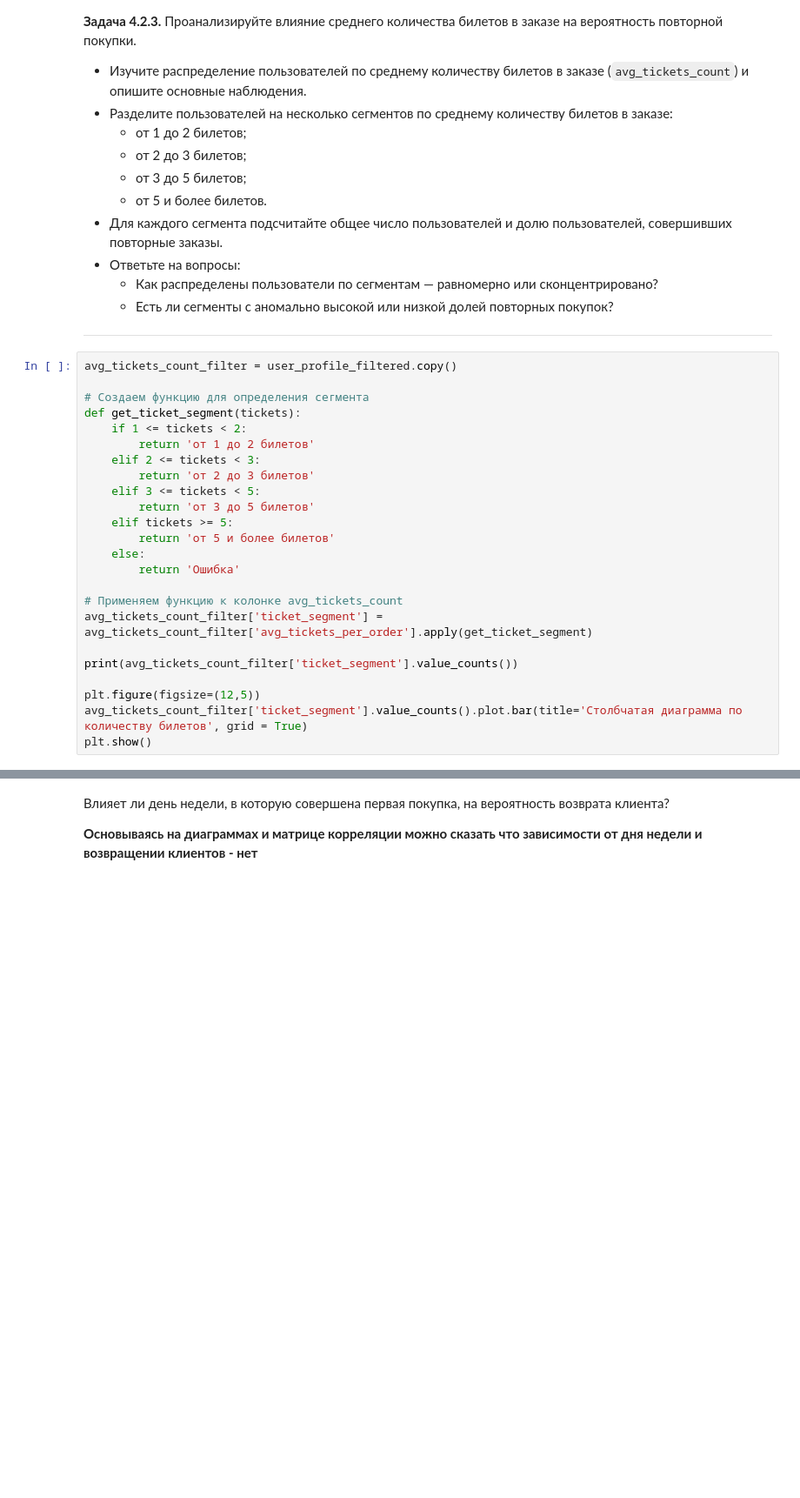
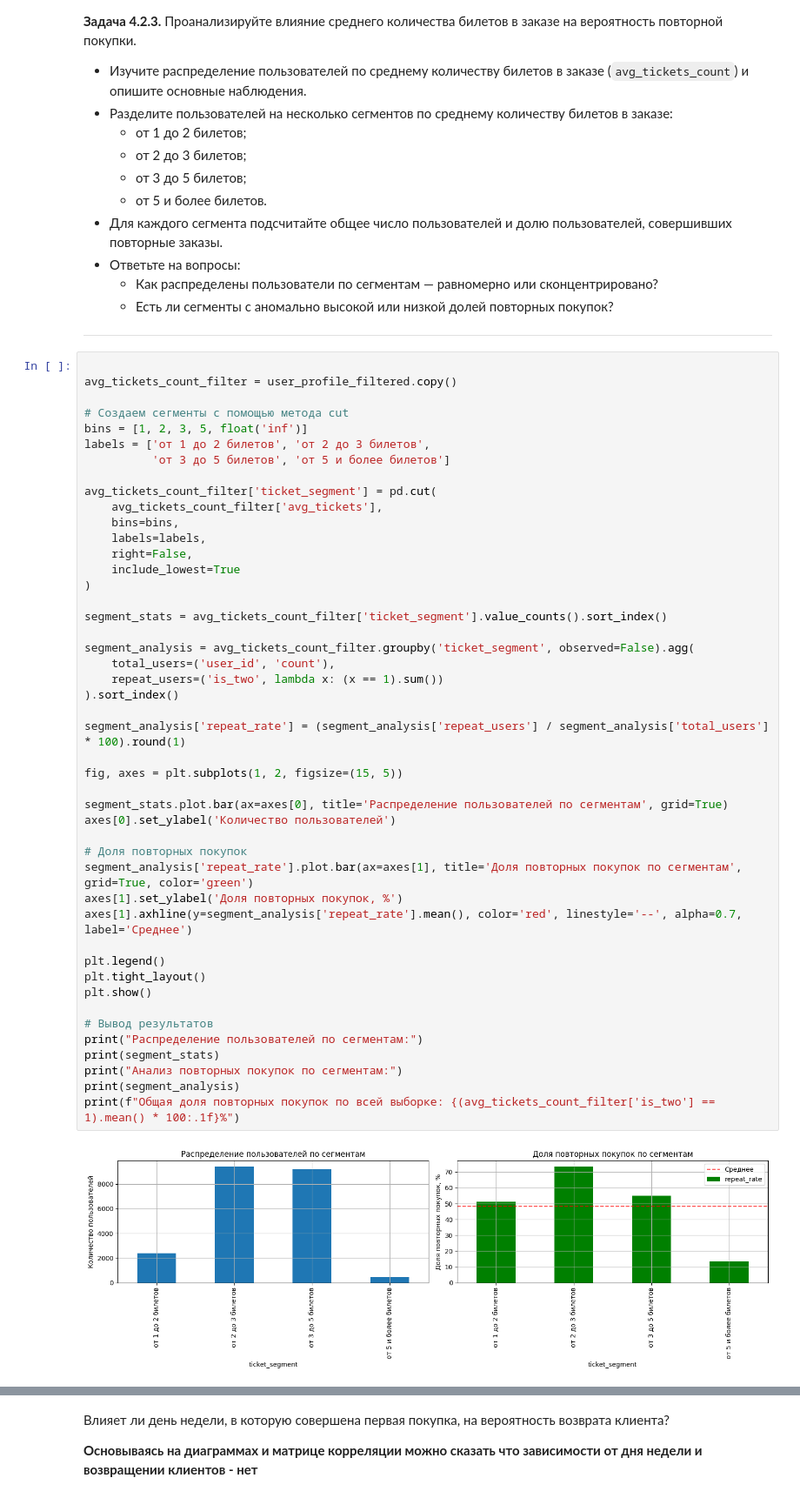
Before and after one commit to goskom030-git/yandex-afisha-analysis, a Jupyter notebook: b689e788-5b12-464d-9438-af0736e3047d.ipynb, the cells around one changed output, grey strips where cells are left out. Shown: that part at 87% size. Drawn from its saved outputs; the diff is of its cells as text; blank space fills up the shorter version.

```diff
--- a/b689e788-5b12-464d-9438-af0736e3047d.ipynb
+++ b/b689e788-5b12-464d-9438-af0736e3047d.ipynb
@@ -1399,26 +1701,50 @@ plt.show()
 
 ---
 # %%
+
 avg_tickets_count_filter = user_profile_filtered.copy()
 
-# Создаем функцию для определения сегмента
-def get_ticket_segment(tickets):
-    if 1 <= tickets < 2:
-        return 'от 1 до 2 билетов'
-    elif 2 <= tickets < 3:
-        return 'от 2 до 3 билетов'
-    elif 3 <= tickets < 5:
-        return 'от 3 до 5 билетов'
-    elif tickets >= 5:
-        return 'от 5 и более билетов'
-    else:
-        return 'Ошибка'
+# Создаем сегменты с помощью метода cut
+bins = [1, 2, 3, 5, float('inf')]
+labels = ['от 1 до 2 билетов', 'от 2 до 3 билетов',
+          'от 3 до 5 билетов', 'от 5 и более билетов']
 
-# Применяем функцию к колонке avg_tickets_count
-avg_tickets_count_filter['ticket_segment'] = avg_tickets_count_filter['avg_tickets_per_order'].apply(get_ticket_segment)
+avg_tickets_count_filter['ticket_segment'] = pd.cut(
+    avg_tickets_count_filter['avg_tickets'],
+    bins=bins,
+    labels=labels,
+    right=False,
+    include_lowest=True
+)
 
-print(avg_tickets_count_filter['ticket_segment'].value_counts())
+segment_stats = avg_tickets_count_filter['ticket_segment'].value_counts().sort_index()
 
-plt.figure(figsize=(12,5))
-avg_tickets_count_filter['ticket_segment'].value_counts().plot.bar(title='Столбчатая диаграмма по количеству билетов', grid = True)
+segment_analysis = avg_tickets_count_filter.groupby('ticket_segment', observed=False).agg(
+    total_users=('user_id', 'count'),
+    repeat_users=('is_two', lambda x: (x == 1).sum())
+).sort_index()
+
+segment_analysis['repeat_rate'] = (segment_analysis['repeat_users'] / segment_analysis['total_users'] * 100).round(1)
+
+fig, axes = plt.subplots(1, 2, figsize=(15, 5))
+
+segment_stats.plot.bar(ax=axes[0], title='Распределение пользователей по сегментам', grid=True)
+axes[0].set_ylabel('Количество пользователей')
+
+# Доля повторных покупок
+segment_analysis['repeat_rate'].plot.bar(ax=axes[1], title='Доля повторных покупок по сегментам', grid=True, color='green')
+axes[1].set_ylabel('Доля повторных покупок, %')
+axes[1].axhline(y=segment_analysis['repeat_rate'].mean(), color='red', linestyle='--', alpha=0.7, label='Среднее')
+
+plt.legend()
+plt.tight_layout()
 plt.show()
+
+# Вывод результатов
+print("Распределение пользователей по сегментам:")
+print(segment_stats)
+print("Анализ повторных покупок по сегментам:")
+print(segment_analysis)
+print(f"Общая доля повторных покупок по всей выборке: {(avg_tickets_count_filter['is_two'] == 1).mean() * 100:.1f}%")
+# %% [output]
+[figure, added]
```
Also changed, not shown: parts of 55 cells of this notebook, 1 other file.
